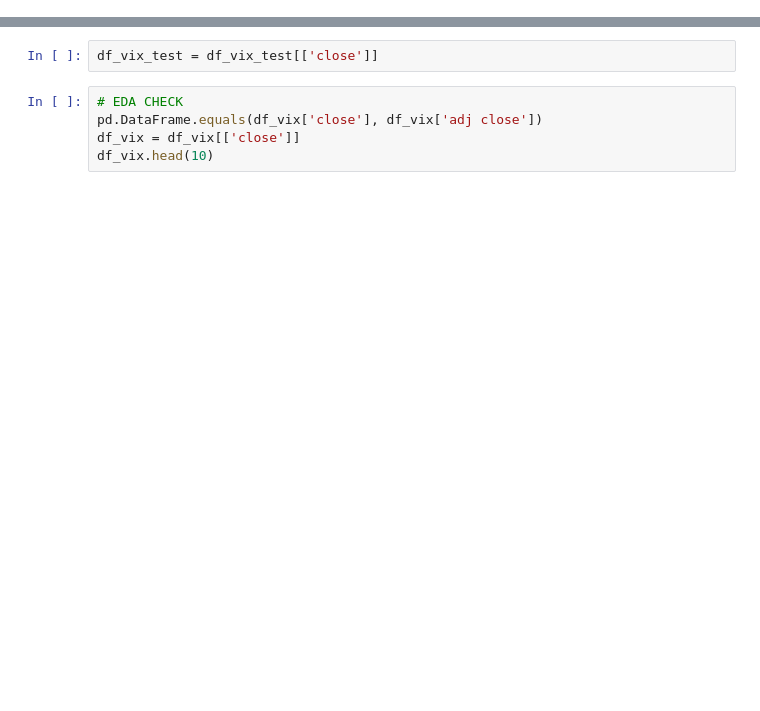
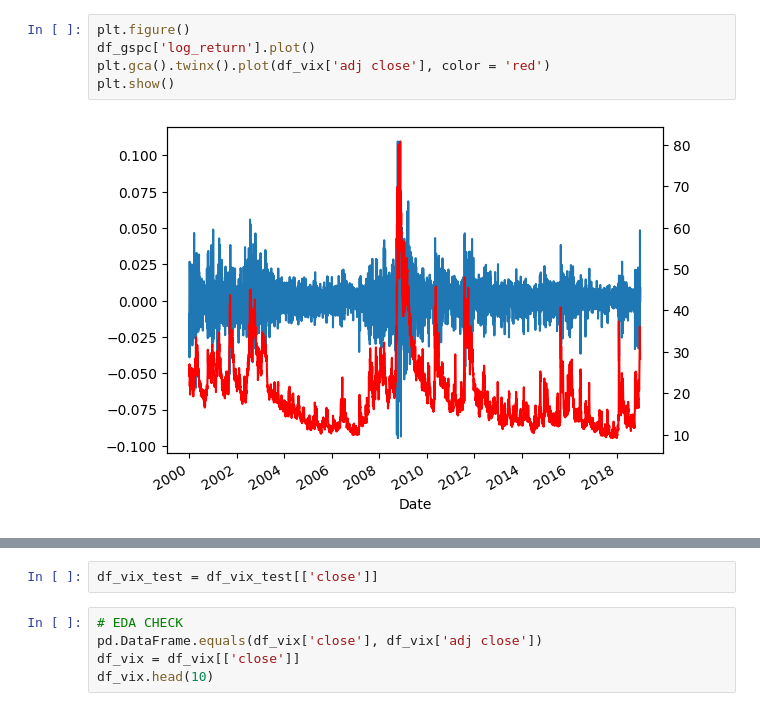
Before and after one commit to andreignatius/quant-analysis, a Jupyter notebook: arima_vix/main.ipynb, the cells around one changed output, grey strips where cells are left out. Drawn from its saved outputs; the diff is of its cells as text; blank space fills up the shorter version.

```diff
--- a/arima_vix/main.ipynb
+++ b/arima_vix/main.ipynb
@@ -22,0 +66,7 @@ df_gspc.columns = df_gspc.columns.str.lower()
+# %%
+plt.figure()
+df_gspc['log_return'].plot()
+plt.gca().twinx().plot(df_vix['adj close'], color = 'red')
+plt.show()
+# %% [output]
+[figure, added]
```
Also changed, not shown: parts of 29 cells of this notebook.
